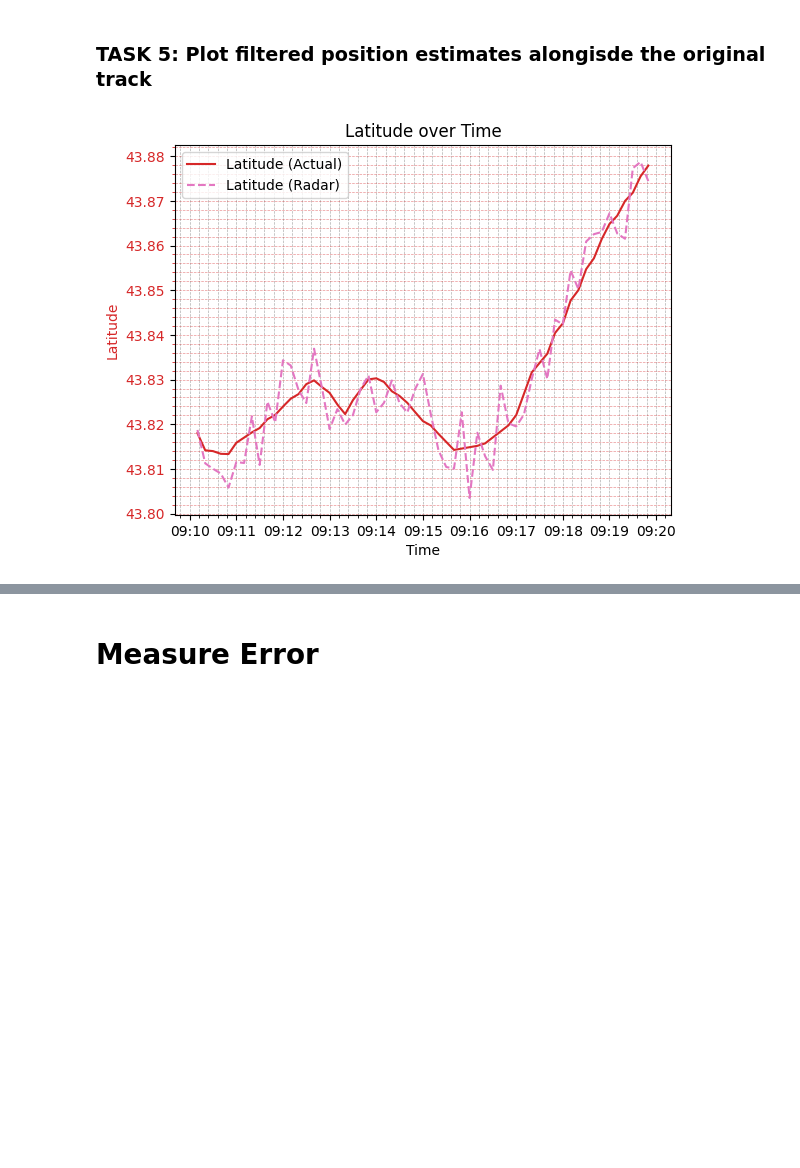
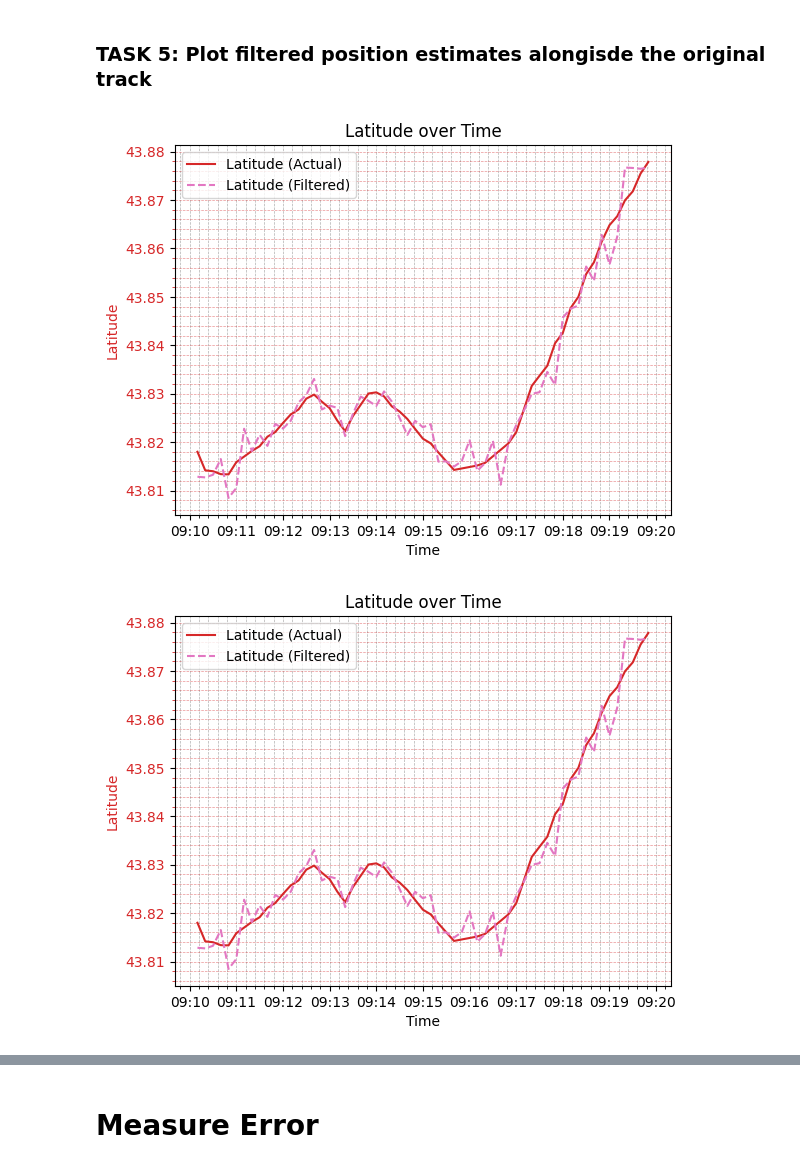
Before and after one commit to mrmrjing/KalmanFilterAirRadar, a Jupyter notebook: project2.ipynb, the cells around one changed output, grey strips where cells are left out. Drawn from its saved outputs; the diff is of its cells as text; code cells hidden in the pictures; blank space fills up the shorter version.

```diff
--- a/project2.ipynb
+++ b/project2.ipynb
@@ -384,7 +366,11 @@ projected_flight = set_lat_lon_from_x_y(radar_flight)
 # %% [markdown]
 ### TASK 5: Plot filtered position estimates alongisde the original track
 # %%
-plot_actual_radar_latitude(actual_data, radar_data, 5, 5)
+plot_actual_radar_latitude(actual_data, radar_data, 5, 5, radar_data_label_latitude="Latitude (Filtered)")
 # %% [output]
-[figure, old version]
+[figure, new version]
+# %%
+plot_actual_radar_latitude(actual_data, radar_data, 5, 5, radar_data_label_latitude="Latitude (Filtered)")
+# %% [output]
+[figure, added]
 # %%
```
Also changed, not shown: parts of 14 cells of this notebook.
